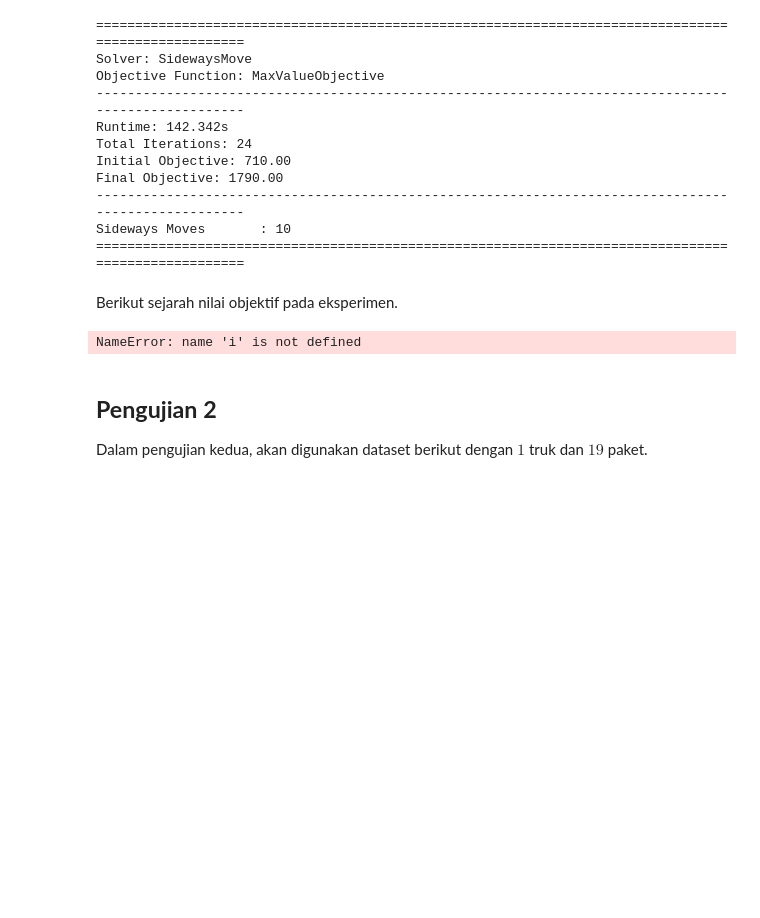
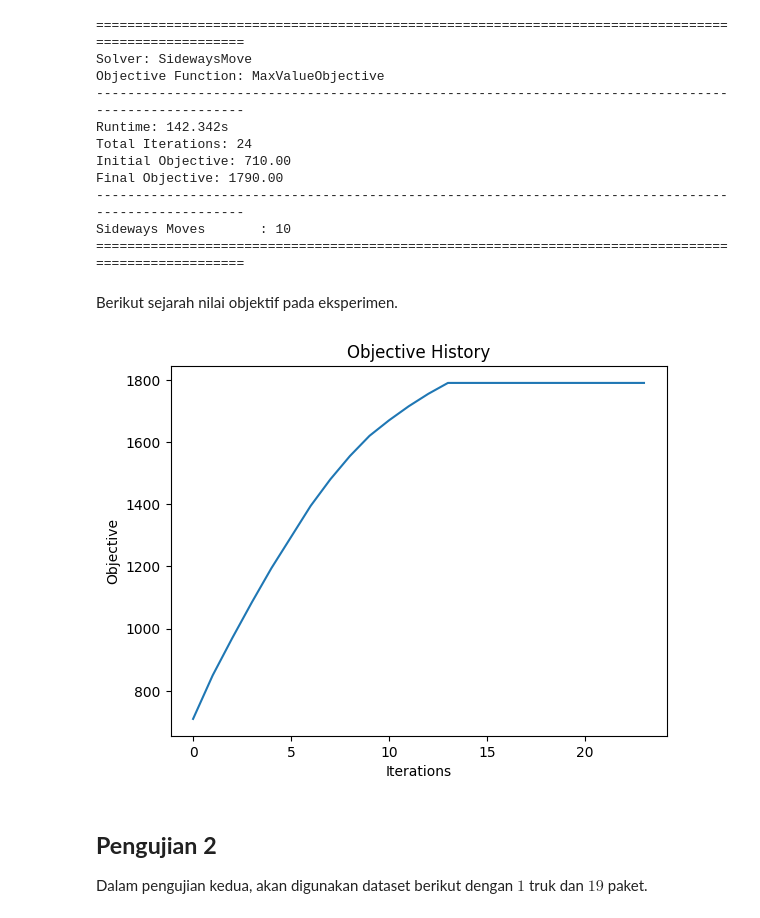
Before and after one commit to timoruslim/IF3170_G60_MoreArtificialThanIntelligence, a Jupyter notebook: output/1b_sideways_move.ipynb, the cells around one changed output. Saved outputs shown, nothing was run; the diff lists cells and outputs as text; code cells hidden in the pictures; blank space fills up the shorter version.

```diff
--- a/output/1b_sideways_move.ipynb
+++ b/output/1b_sideways_move.ipynb
@@ -87,14 +87,13 @@ Sideways Moves       : 10
 # %% [markdown]
 Berikut sejarah nilai objektif pada eksperimen.
 # %%
-plt.plot(result_1.objective_history, label=f"Attempt {i+1}")
+plt.plot(result_1.objective_history)
 plt.title('Objective History')
 plt.xlabel('Iterations')
 plt.ylabel('Objective')
-plt.legend()
 plt.show()
 # %% [output]
-NameError: name 'i' is not defined
+[figure, added]
 # %% [markdown]
 ## **Pengujian 2**
 
```
Also changed, not shown: parts of 4 cells of this notebook.
